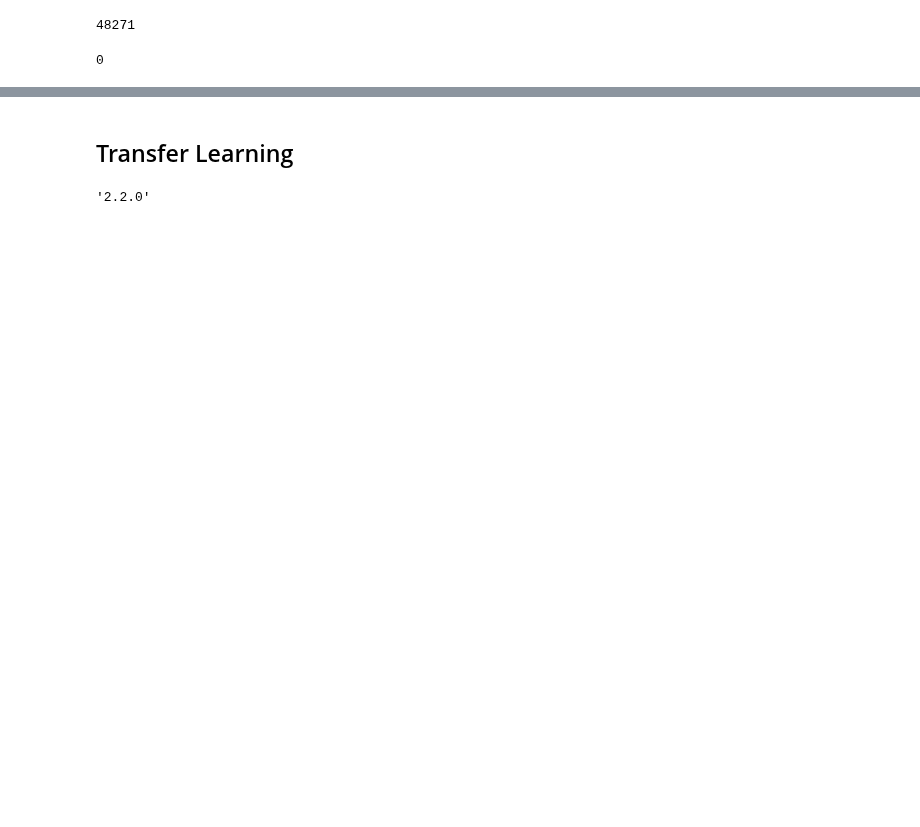
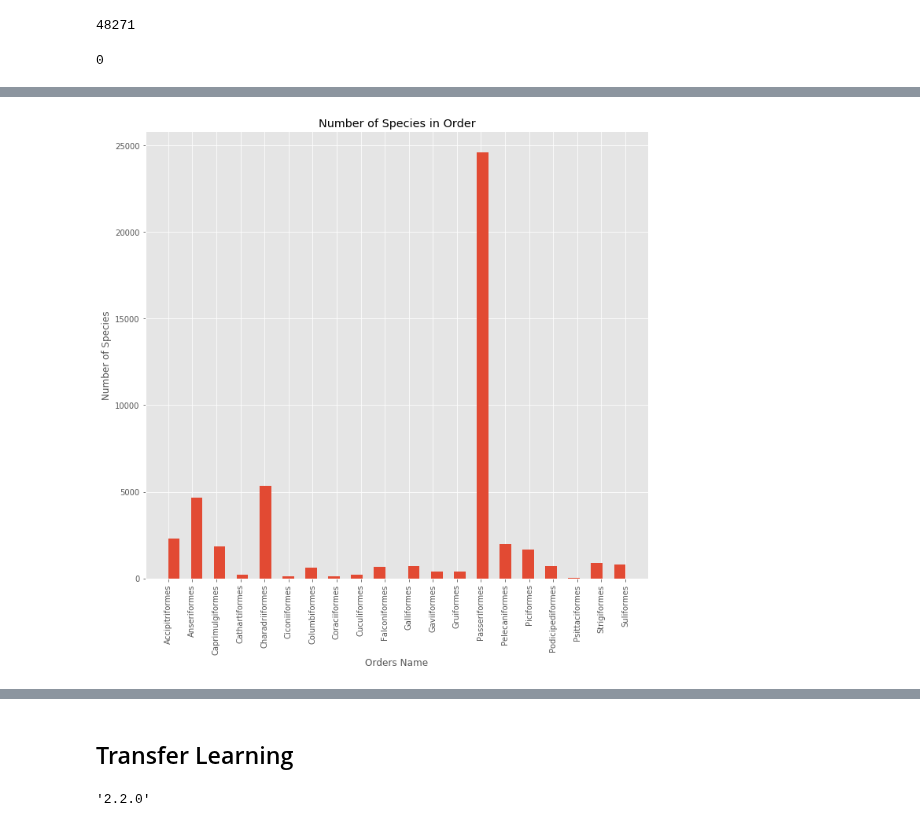
Before and after one commit to cwong690/Birdex, a Jupyter notebook: bird_orders.ipynb, the cells around one changed output, grey strips where cells are left out. Drawn from its saved outputs; the diff is of its cells as text; code cells hidden in the pictures; blank space fills up the shorter version.

```diff
--- a/bird_orders.ipynb
+++ b/bird_orders.ipynb
@@ -162,3 +110,15 @@ plt.tight_layout()
+# %%
+fig, ax = plt.subplots(figsize=(10,10))
+
+ax = orders_df['order'].hist(bins=40);
+plt.xticks(rotation=90);
+ax.set_title('Number of Species in Order')
+ax.set_xlabel('Orders Name')
+ax.set_ylabel('Number of Species')
+
+plt.tight_layout()
+# %% [output]
+[figure, added]
 # %%
 img_dir = 'images' # folder containing all other folders of images
 paths = orders_df['file_path']
```
Also changed, not shown: parts of 38 cells of this notebook, 7 other files.
